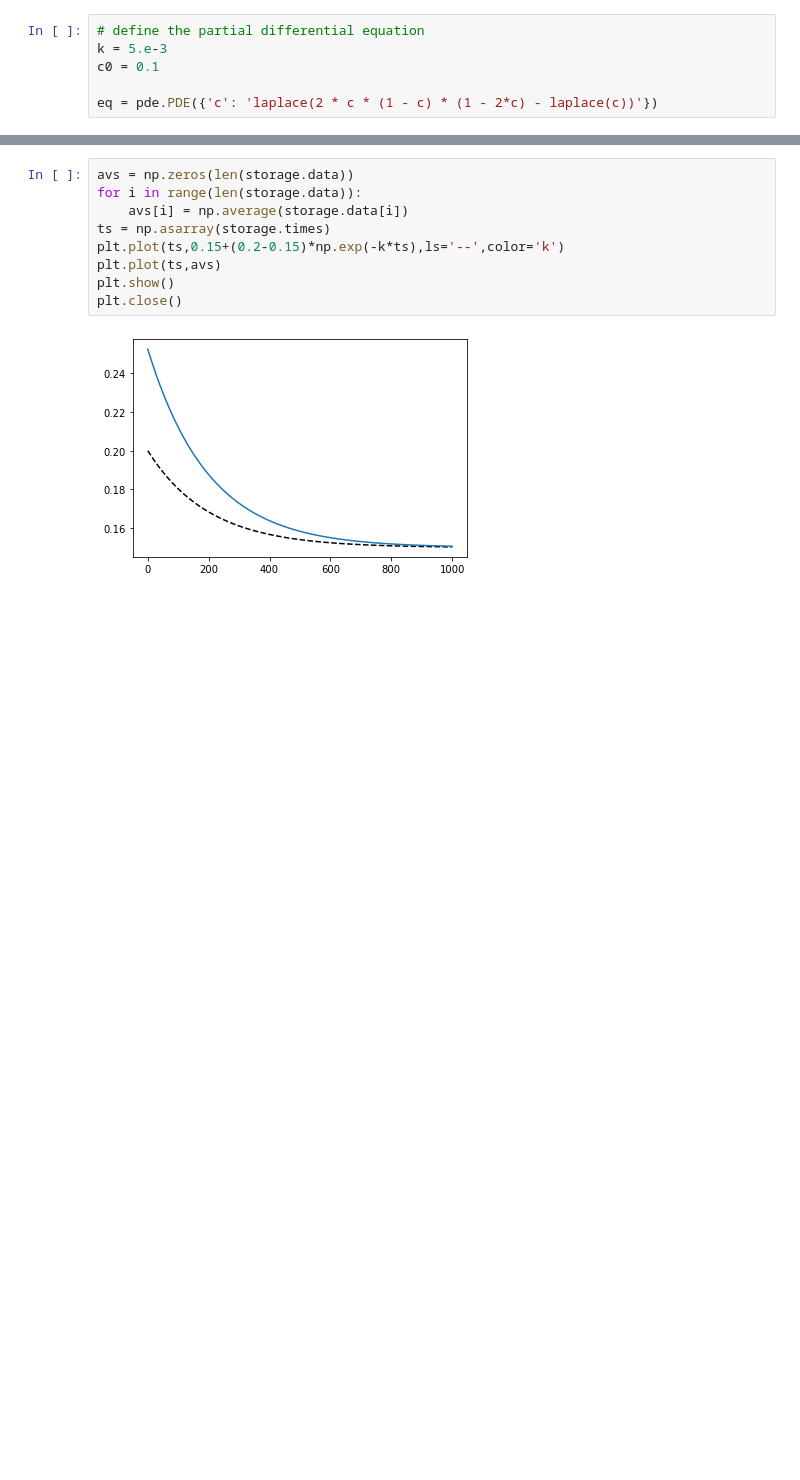
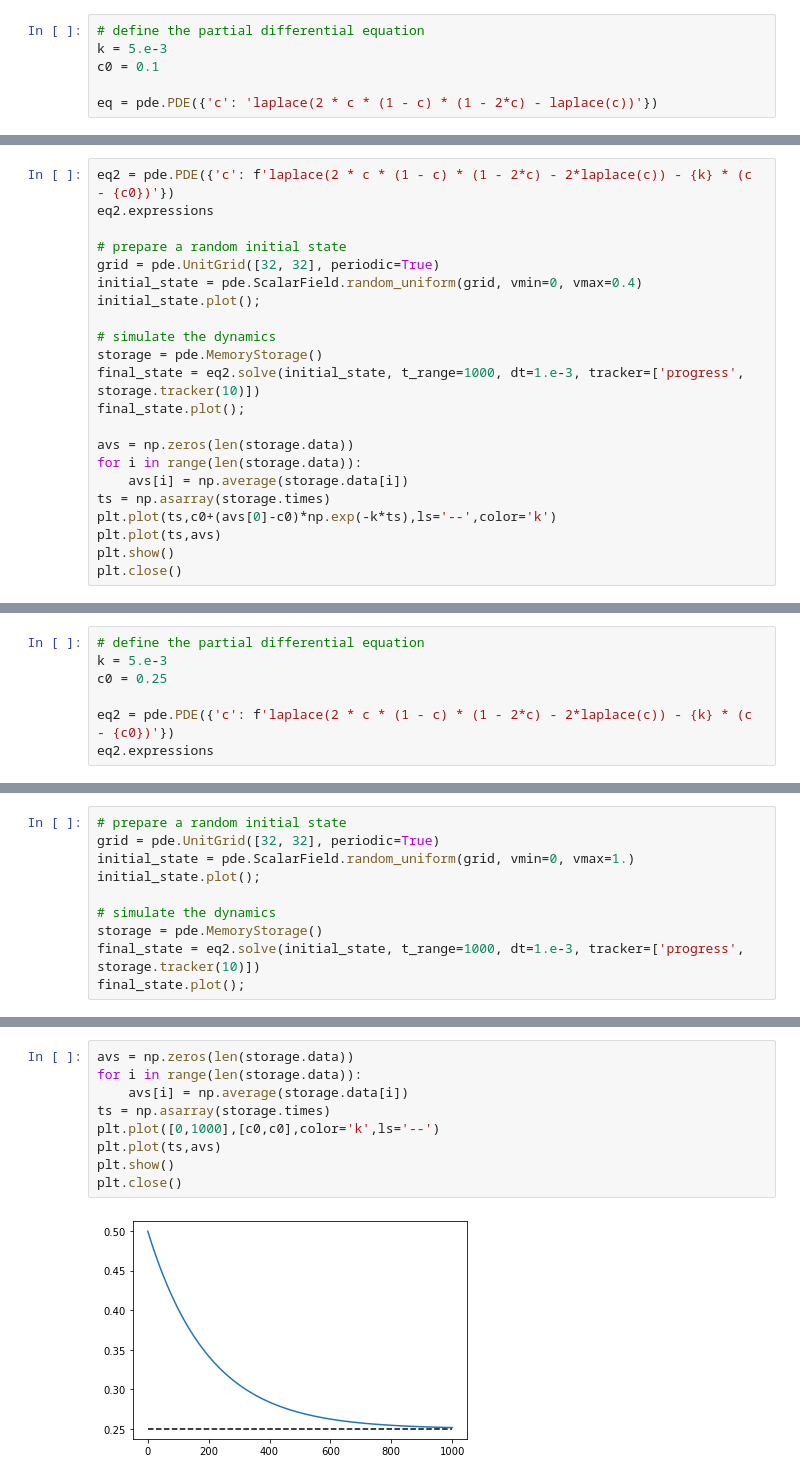
Before and after one commit to zwicker-group/tutorial-pattern-formation-in-cells, a Jupyter notebook: 05_non-ideal-reaction-diffusion.ipynb, the cells around one changed output, grey strips where cells are left out. Drawn from its saved outputs; the diff is of its cells as text; blank space fills up the shorter version.

```diff
--- a/05_non-ideal-reaction-diffusion.ipynb
+++ b/05_non-ideal-reaction-diffusion.ipynb
@@ -87,0 +104,22 @@ final_state.plot();
+# %%
+eq2 = pde.PDE({'c': f'laplace(2 * c * (1 - c) * (1 - 2*c) - 2*laplace(c)) - {k} * (c - {c0})'})
+eq2.expressions
+
+# prepare a random initial state
+grid = pde.UnitGrid([32, 32], periodic=True)
+initial_state = pde.ScalarField.random_uniform(grid, vmin=0, vmax=0.4)
+initial_state.plot();
+
+# simulate the dynamics
+storage = pde.MemoryStorage()
+final_state = eq2.solve(initial_state, t_range=1000, dt=1.e-3, tracker=['progress', storage.tracker(10)])
+final_state.plot();
+
+avs = np.zeros(len(storage.data))
+for i in range(len(storage.data)):
+    avs[i] = np.average(storage.data[i])
+ts = np.asarray(storage.times)
+plt.plot(ts,c0+(avs[0]-c0)*np.exp(-k*ts),ls='--',color='k')
+plt.plot(ts,avs)
+plt.show()
+plt.close()
@@ -87,0 +134,7 @@ final_state.plot();
+# %%
+# define the partial differential equation
+k = 5.e-3
+c0 = 0.25
+
+eq2 = pde.PDE({'c': f'laplace(2 * c * (1 - c) * (1 - 2*c) - 2*laplace(c)) - {k} * (c - {c0})'})
+eq2.expressions
@@ -87,0 +143,10 @@ final_state.plot();
+# %%
+# prepare a random initial state
+grid = pde.UnitGrid([32, 32], periodic=True)
+initial_state = pde.ScalarField.random_uniform(grid, vmin=0, vmax=1.)
+initial_state.plot();
+
+# simulate the dynamics
+storage = pde.MemoryStorage()
+final_state = eq2.solve(initial_state, t_range=1000, dt=1.e-3, tracker=['progress', storage.tracker(10)])
+final_state.plot();
@@ -88,11 +172,11 @@ final_state.plot();
 # %%
 avs = np.zeros(len(storage.data))
 for i in range(len(storage.data)):
     avs[i] = np.average(storage.data[i])
 ts = np.asarray(storage.times)
-plt.plot(ts,0.15+(0.2-0.15)*np.exp(-k*ts),ls='--',color='k')
+plt.plot([0,1000],[c0,c0],color='k',ls='--')
 plt.plot(ts,avs)
 plt.show()
 plt.close()
 # %% [output]
-[figure, old version]
+[figure, new version]
```
Also changed, not shown: parts of 26 cells of this notebook.
